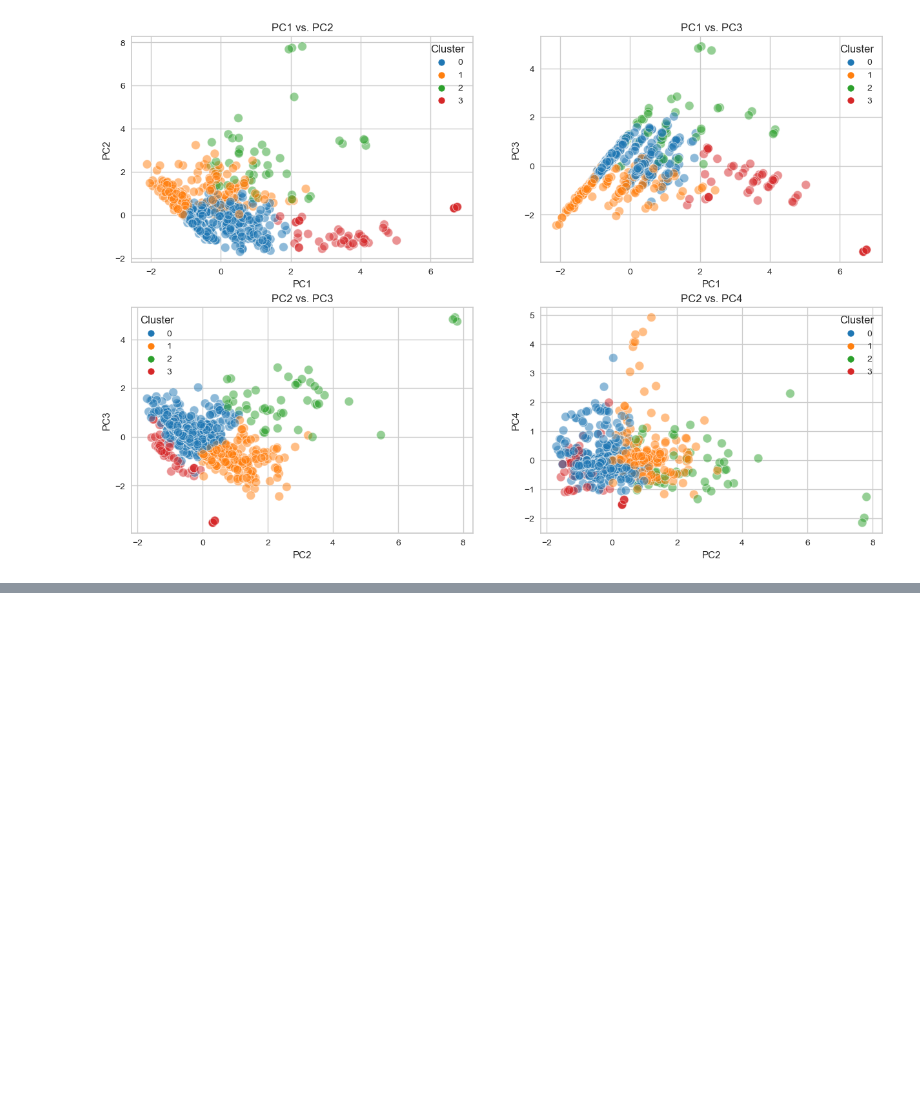
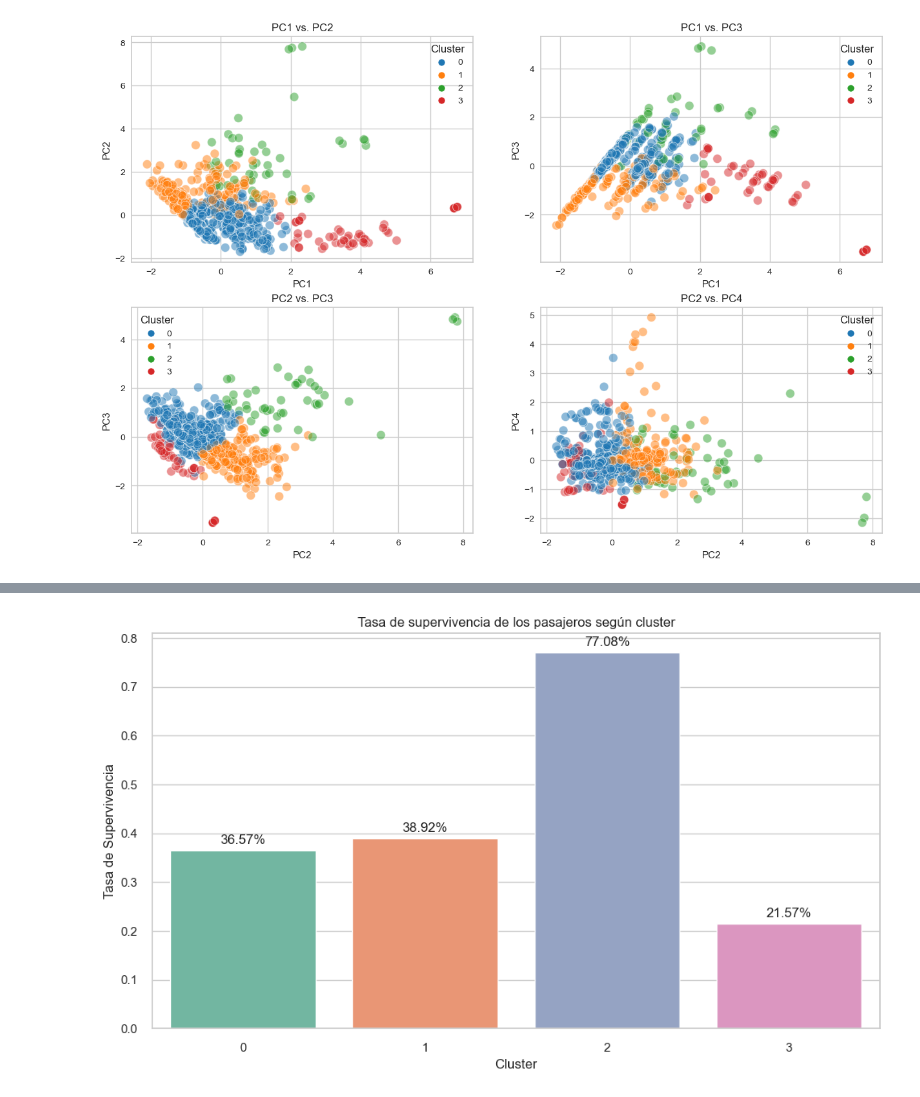
Before and after one commit to Daniel1martinez2/titanic-model-classification, a Jupyter notebook: PCA & K Means/main.ipynb, the cells around one changed output, grey strips where cells are left out. Saved outputs shown, nothing was run; the diff lists cells and outputs as text; code cells hidden in the pictures; blank space fills up the shorter version.

```diff
--- a/PCA & K Means/main.ipynb
+++ b/PCA & K Means/main.ipynb
@@ -455,0 +587,30 @@ plt.show()
+# %%
+import pandas as pd
+import seaborn as sns
+import matplotlib.pyplot as plt
+
+# Calcular la tasa de supervivencia por cluster
+survival_rates = df_train_PCA.groupby('Cluster')['Survived'].mean().reset_index()
+
+# Crear el gráfico de barras
+plt.figure(figsize=(10, 6))
+ax = sns.barplot(x='Cluster', y='Survived', data=survival_rates, palette="Set2")
+
+# Añadir etiquetas y título
+plt.xlabel("Cluster")
+plt.ylabel("Tasa de Supervivencia")
+plt.title("Tasa de supervivencia de los pasajeros según cluster")
+
+# Mostrar el porcentaje en la parte superior de cada barra
+for p in ax.patches:
+    height = p.get_height()
+    ax.annotate(f'{height:.2%}',
+                (p.get_x() + p.get_width() / 2., height),
+                ha='center', va='center',
+                xytext=(0, 9),
+                textcoords='offset points')
+
+plt.tight_layout()
+plt.show()
+# %% [output]
+[figure, added]
```
Also changed, not shown: parts of 15 cells of this notebook.
